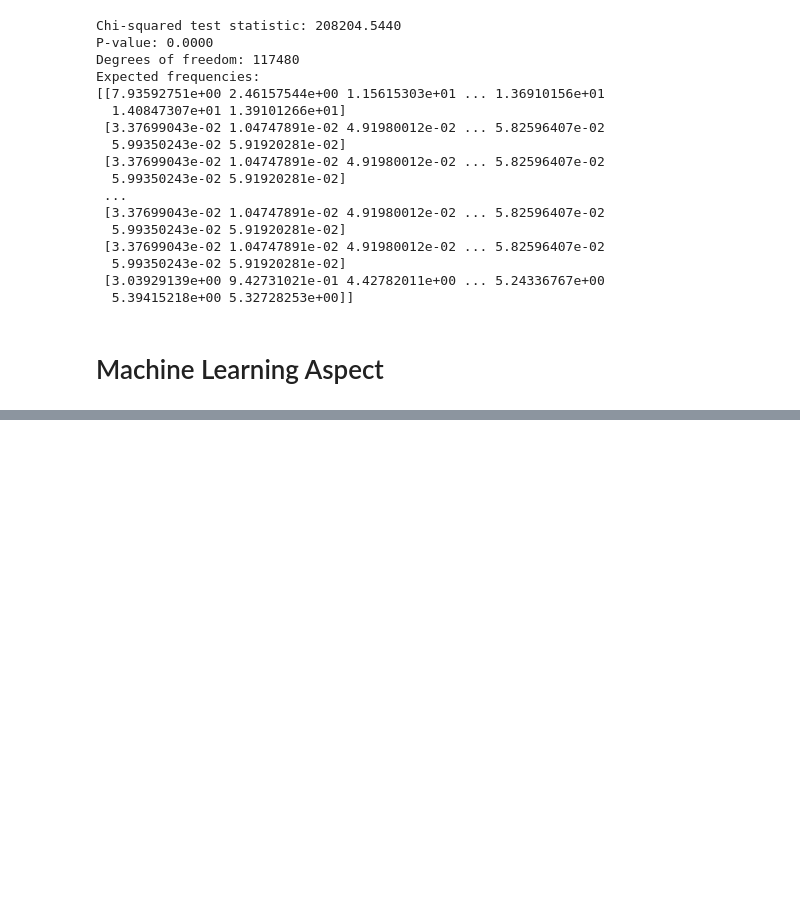
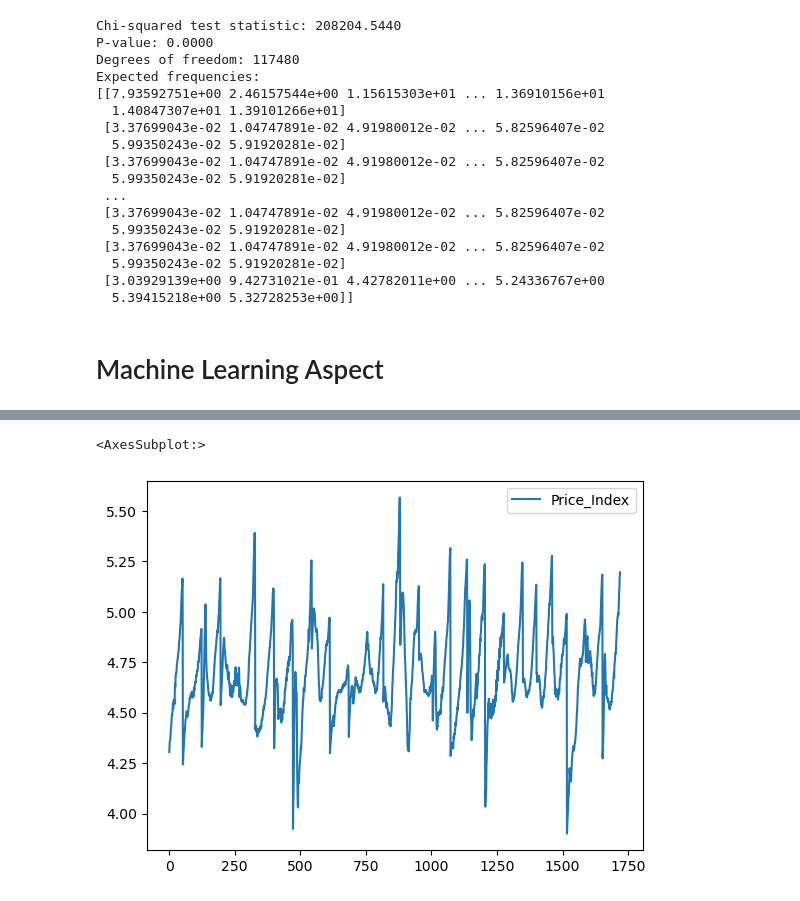
Before and after one commit to sba22232/Sem1CA1Repeatsba22232, a Jupyter notebook: Sem1CA1Repeat/Sem1CA1Repeatsba22232.ipynb, the cells around one changed output, grey strips where cells are left out. Cells and saved outputs as stored; diff of their text form; code cells hidden in the pictures; blank space fills up the shorter version.

```diff
--- a/Sem1CA1Repeat/Sem1CA1Repeatsba22232.ipynb
+++ b/Sem1CA1Repeat/Sem1CA1Repeatsba22232.ipynb
@@ -1244,0 +1086,7 @@ MSE: 27908682535.278477
+# %%
+df4 = np.log(df3) # don't forget to transform the data back when making real predictions
+
+df4.plot()
+# %% [output]
+<AxesSubplot:>
+[figure, added]
```
Also changed, not shown: parts of 40 cells of this notebook, 1 other file.
